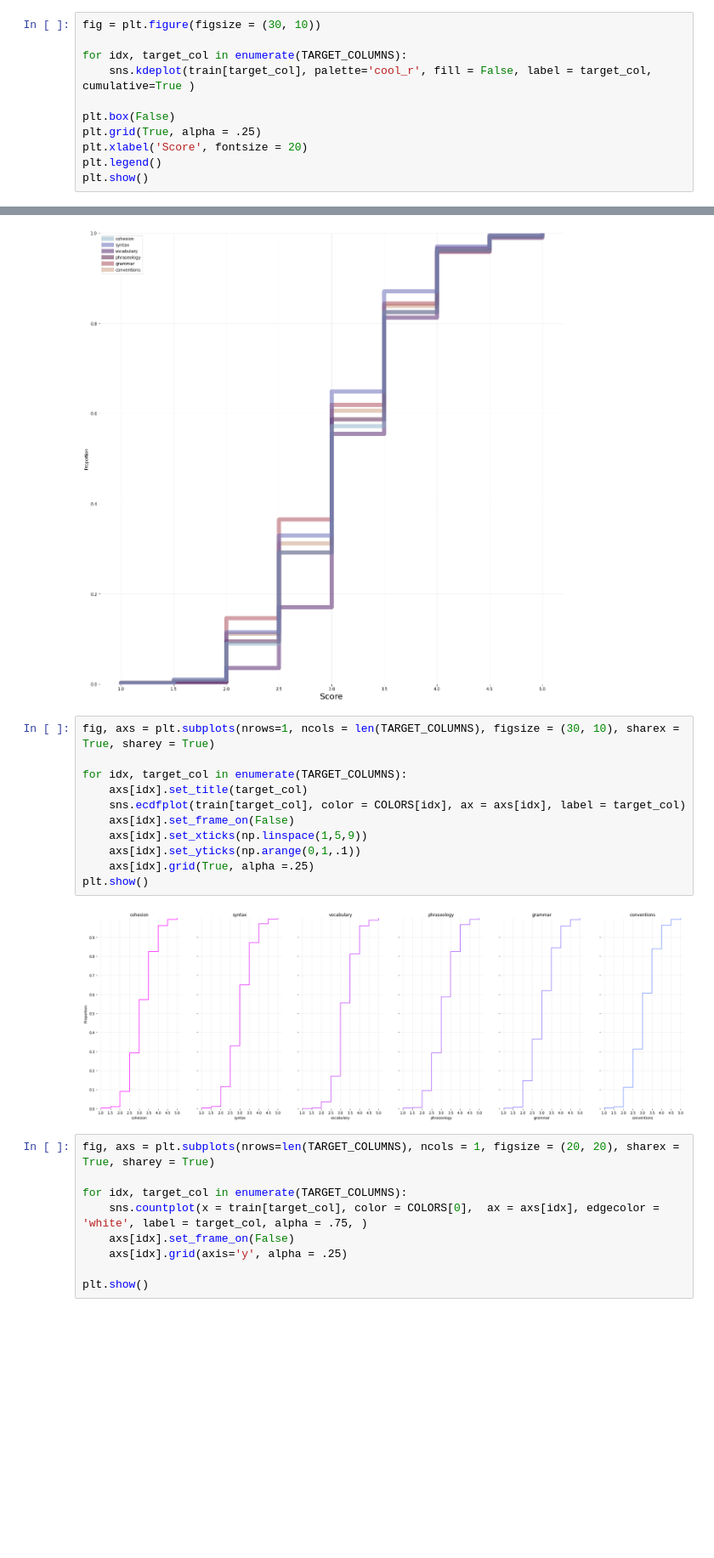
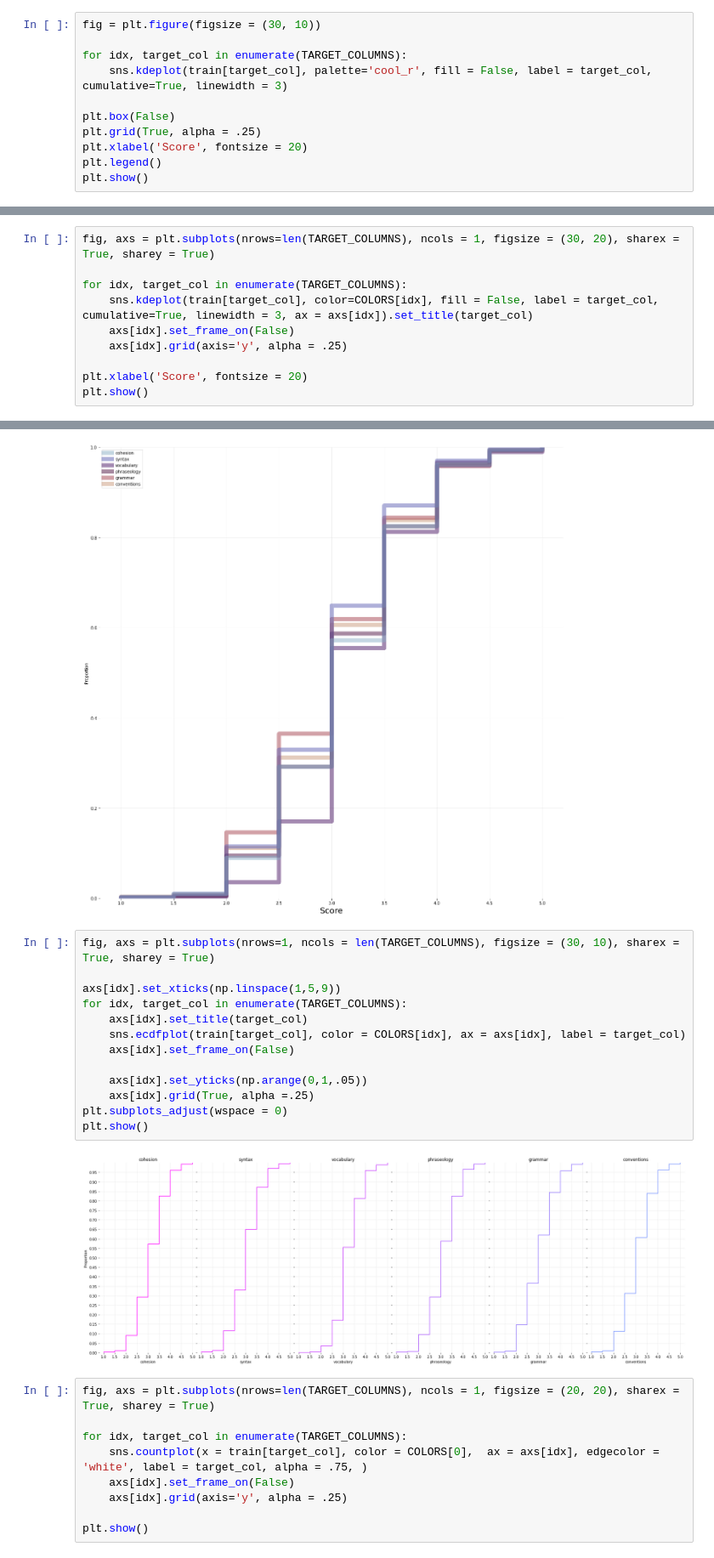
Before and after one commit to tripnv/fbp2-kaggle, a Jupyter notebook: eda.ipynb, the cells around one changed output, grey strips where cells are left out. Shown: that part at 85% size. Saved outputs shown, nothing was run; the diff lists cells and outputs as text; blank space fills up the shorter version.

```diff
--- a/eda.ipynb
+++ b/eda.ipynb
@@ -91,7 +91,7 @@ plt.show()
 fig = plt.figure(figsize = (30, 10))
 
 for idx, target_col in enumerate(TARGET_COLUMNS):
-    sns.kdeplot(train[target_col], palette='cool_r', fill = False, label = target_col, cumulative=True )
+    sns.kdeplot(train[target_col], palette='cool_r', fill = False, label = target_col, cumulative=True, linewidth = 3)
 
 plt.box(False)
 plt.grid(True, alpha = .25)
@@ -102,0 +103,10 @@ plt.show()
+# %%
+fig, axs = plt.subplots(nrows=len(TARGET_COLUMNS), ncols = 1, figsize = (30, 20), sharex = True, sharey = True)
+
+for idx, target_col in enumerate(TARGET_COLUMNS):
+    sns.kdeplot(train[target_col], color=COLORS[idx], fill = False, label = target_col, cumulative=True, linewidth = 3, ax = axs[idx]).set_title(target_col)
+    axs[idx].set_frame_on(False)
+    axs[idx].grid(axis='y', alpha = .25)
+
+plt.xlabel('Score', fontsize = 20)
+plt.show()
@@ -131,16 +143,18 @@ plt.show()
 # %%
 fig, axs = plt.subplots(nrows=1, ncols = len(TARGET_COLUMNS), figsize = (30, 10), sharex = True, sharey = True)
 
+axs[idx].set_xticks(np.linspace(1,5,9))
 for idx, target_col in enumerate(TARGET_COLUMNS):
     axs[idx].set_title(target_col)
     sns.ecdfplot(train[target_col], color = COLORS[idx], ax = axs[idx], label = target_col)
     axs[idx].set_frame_on(False)
-    axs[idx].set_xticks(np.linspace(1,5,9))
-    axs[idx].set_yticks(np.arange(0,1,.1))
+
+    axs[idx].set_yticks(np.arange(0,1,.05))
     axs[idx].grid(True, alpha =.25)
+plt.subplots_adjust(wspace = 0)
 plt.show()
 # %% [output]
-[figure, old version]
+[figure, new version]
 # %%
 fig, axs = plt.subplots(nrows=len(TARGET_COLUMNS), ncols = 1, figsize = (20, 20), sharex = True, sharey = True)
 
```
Also changed, not shown: parts of 14 cells of this notebook.
